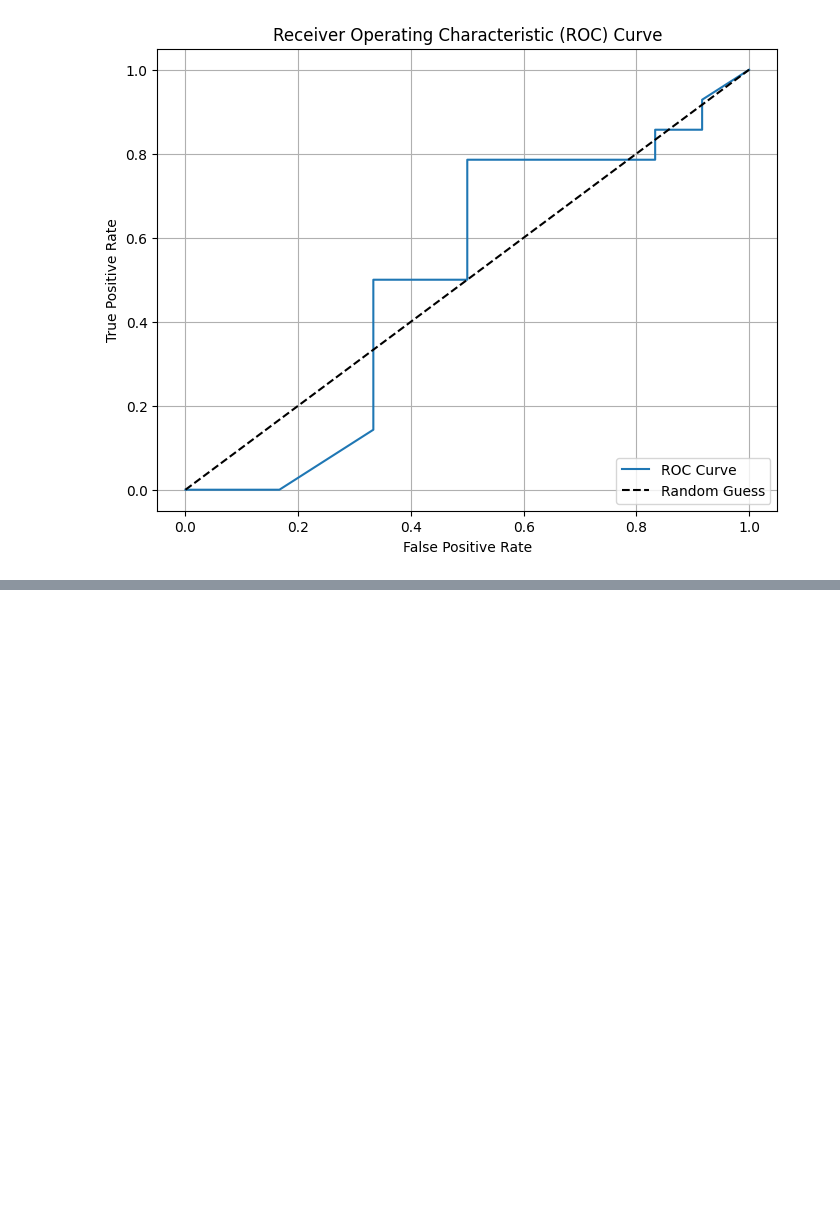
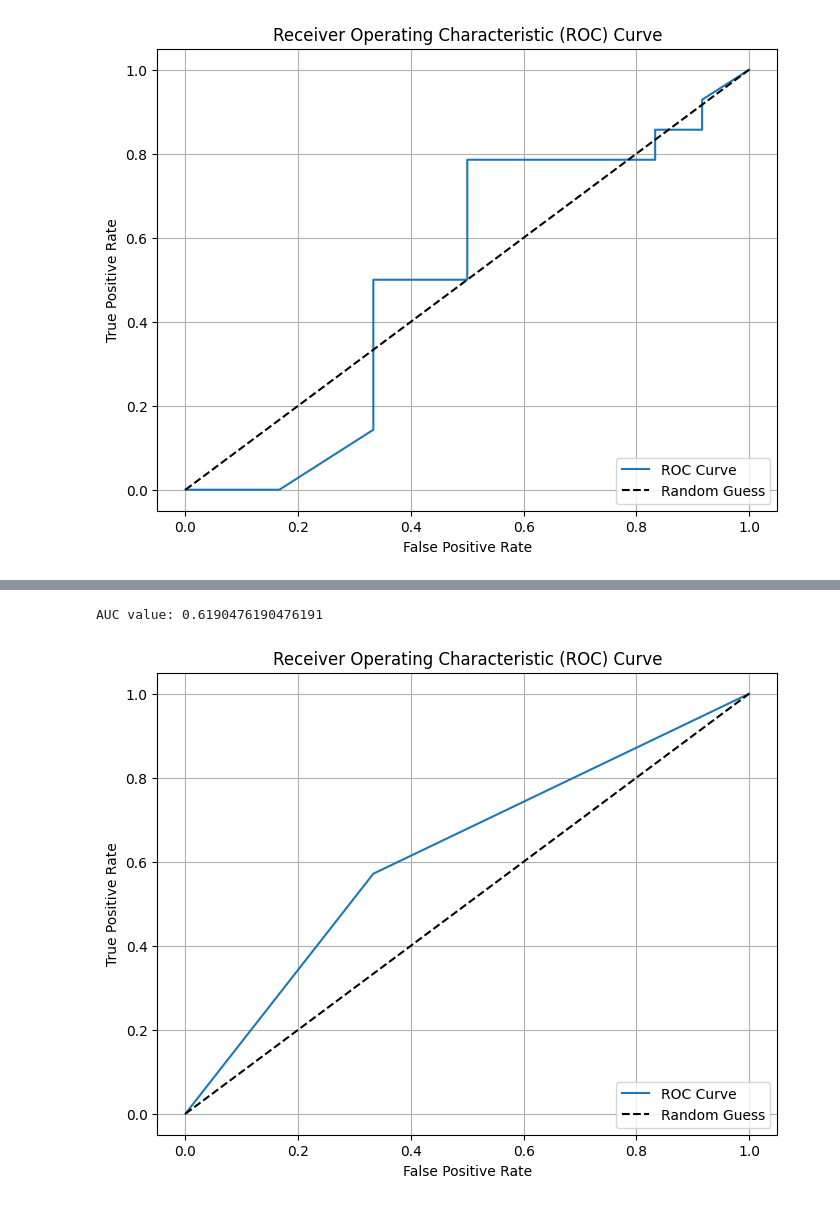
Before and after one commit to alexkneale/apziva_project_1, a Jupyter notebook: project_1.ipynb, the cells around one changed output, grey strips where cells are left out. Cells and saved outputs as stored; diff of their text form; code cells hidden in the pictures; blank space fills up the shorter version.

```diff
--- a/project_1.ipynb
+++ b/project_1.ipynb
@@ -1078,0 +1518,20 @@ Going Forward
+# %%
+predictions_pa = bern_pipeline.predict_proba(X_test)
+
+roc_calc = roc_curve(y_true = y_test, y_score = predictions_pa[:,1])
+roc = pd.DataFrame(
+    data = np.c_[roc_calc],
+    columns = ('false positive rate', 'true positive rate', 'threshold')
+)
+print("AUC value:", roc_auc_score(y_true = y_test, y_score = predictions_pa[:,1]))
+
+# Compute precision-recall curve
+baseline_precision, baseline_recall, thresholds = precision_recall_curve(y_test, predictions_pa[:,1])
+
+# Compute area under the curve (AUC)
+baseline_auc_score = auc(baseline_recall, baseline_precision)
+
+plot_roc_curve(roc)
+# %% [output]
+AUC value: 0.6190476190476191
+[figure, added]
```
Also changed, not shown: parts of 31 cells of this notebook.
